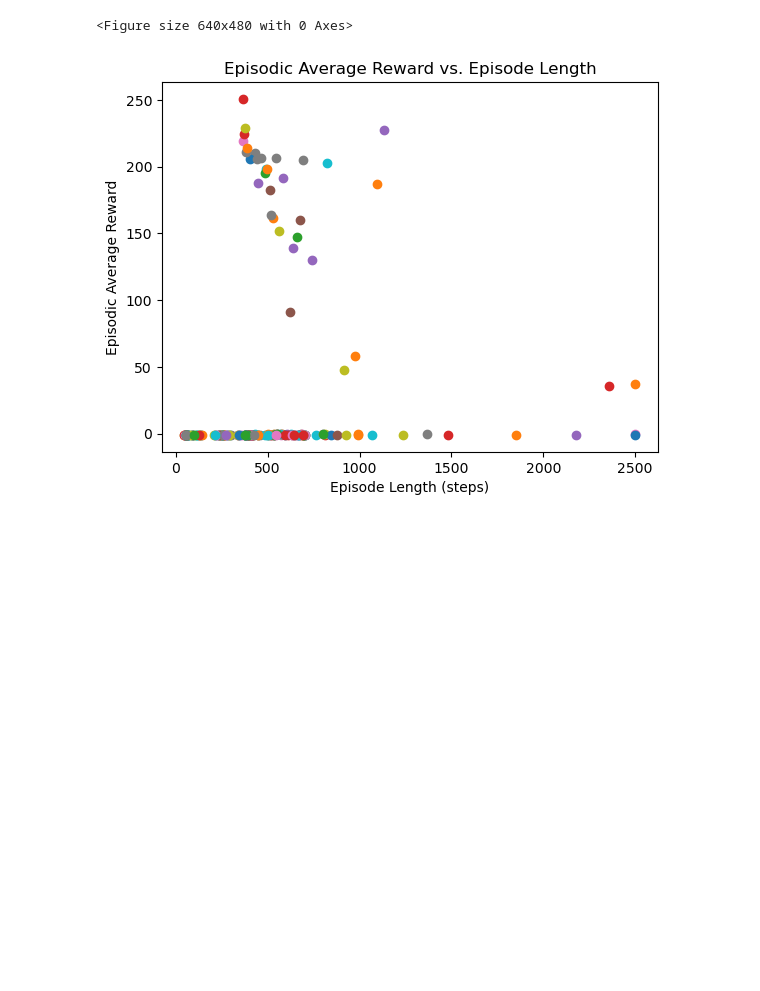
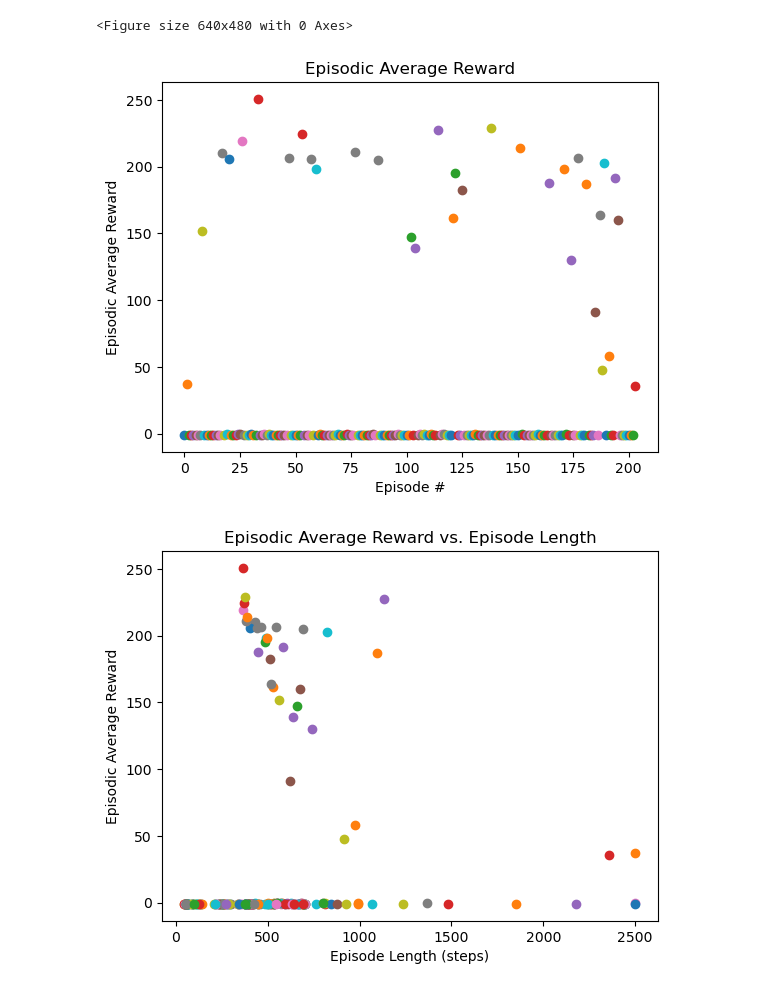
Before and after one commit to papillonlibre/RL-Scientific-Discovery, a Jupyter notebook: results/results.ipynb, the cells around one changed output. Drawn from its saved outputs; the diff is of its cells as text; code cells hidden in the pictures; blank space fills up the shorter version.

Commit message:
Added new charts

```diff
--- a/results/results.ipynb
+++ b/results/results.ipynb
@@ -96,6 +96,16 @@ for episode_number, episode in enumerate(episodes):
 	plt.clf()
 # %% [output]
 <Figure size 640x480 with 0 Axes>
+# %%
+for episode_number, episode in enumerate(episodes):
+    plt.scatter(episode_number, episodic_mean_reward(episode_number))
+
+plt.title("Episodic Average Reward")
+plt.xlabel("Episode #")
+plt.ylabel("Episodic Average Reward")
+plt.show()
+# %% [output]
+[figure, added]
 # %%
 for episode_number, episode in enumerate(episodes):
     plt.scatter(len(episode.index), episodic_mean_reward(episode_number))
```
Also changed, not shown: 3 other files.
